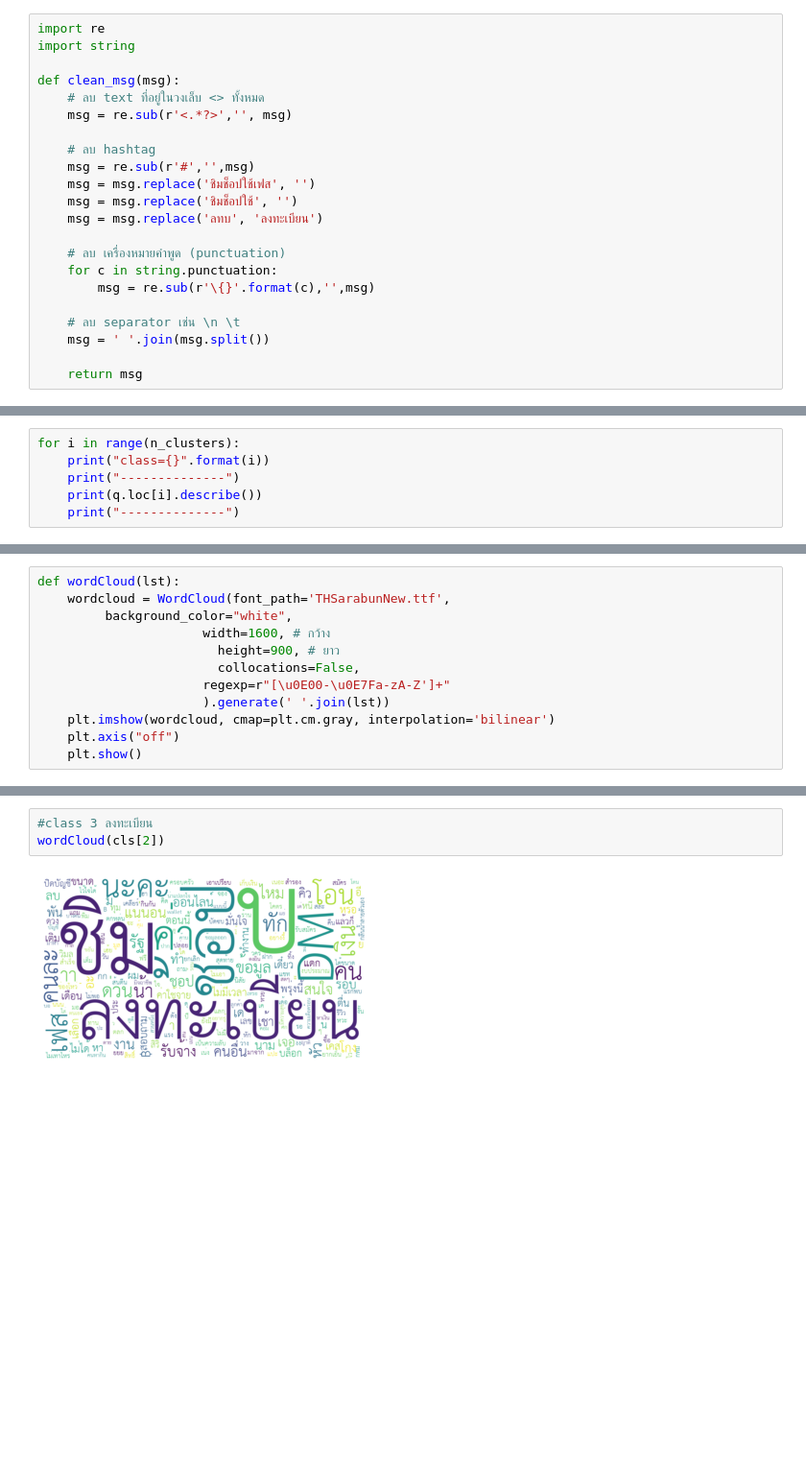
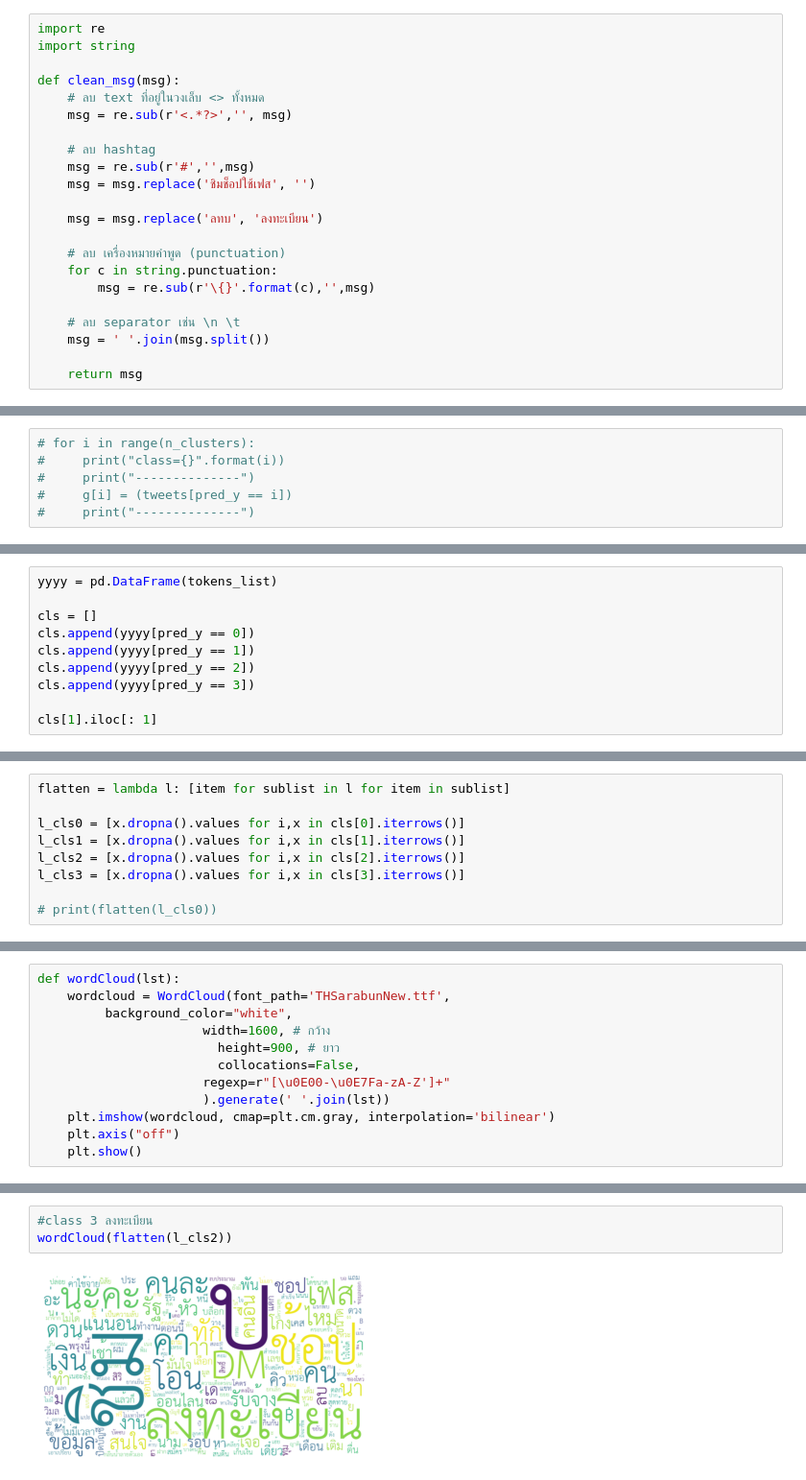
Before and after one commit to NAzT/dsc-hw-nlp-wc, a Jupyter notebook: text-classify.ipynb, the cells around one changed output, grey strips where cells are left out. Shown at 96% size. Saved outputs shown, nothing was run; the diff lists cells and outputs as text; blank space fills up the shorter version.

Commit message:
update access to data frame.

```diff
--- a/text-classify.ipynb
+++ b/text-classify.ipynb
@@ -32,7 +33,7 @@ def clean_msg(msg):
     # ลบ hashtag
     msg = re.sub(r'#','',msg)
     msg = msg.replace('ชิมช็อปใช้เฟส', '')
-    msg = msg.replace('ชิมช็อปใช้', '')
+
     msg = msg.replace('ลทบ', 'ลงทะเบียน')
 
     # ลบ เครื่องหมายคำพูด (punctuation)
@@ -239,6 +195,6 @@ q = pd.DataFrame.from_dict(summary, orient='index')
 # %%
-for i in range(n_clusters):
-    print("class={}".format(i))
-    print("--------------")
-    print(q.loc[i].describe())
-    print("--------------")
+# for i in range(n_clusters):
+#     print("class={}".format(i))
+#     print("--------------")
+#     g[i] = (tweets[pred_y == i])
+#     print("--------------")
@@ -337,3 +255,13 @@ xz
 import matplotlib.pyplot as plt # วาดรูป
 from pythainlp.tokenize import word_tokenize # ตัดคำไทย
 from wordcloud import WordCloud # สร้าง Wordcloud
+# %%
+yyyy = pd.DataFrame(tokens_list)
+
+cls = []
+cls.append(yyyy[pred_y == 0])
+cls.append(yyyy[pred_y == 1])
+cls.append(yyyy[pred_y == 2])
+cls.append(yyyy[pred_y == 3])
+
+cls[1].iloc[: 1]
@@ -339,0 +285,9 @@ from wordcloud import WordCloud # สร้าง Wordcloud
+# %%
+flatten = lambda l: [item for sublist in l for item in sublist]
+
+l_cls0 = [x.dropna().values for i,x in cls[0].iterrows()]
+l_cls1 = [x.dropna().values for i,x in cls[1].iterrows()]
+l_cls2 = [x.dropna().values for i,x in cls[2].iterrows()]
+l_cls3 = [x.dropna().values for i,x in cls[3].iterrows()]
+
+# print(flatten(l_cls0))
@@ -377,7 +362,7 @@ wordCloud(cls[1])
 # %%
 #class 3 ลงทะเบียน
-wordCloud(cls[2])
+wordCloud(flatten(l_cls2))
 # %% [output]
-[figure, old version]
+[figure, new version]
 # %%
 #class 4 เต็ม
```
Also changed, not shown: parts of 59 cells of this notebook.
